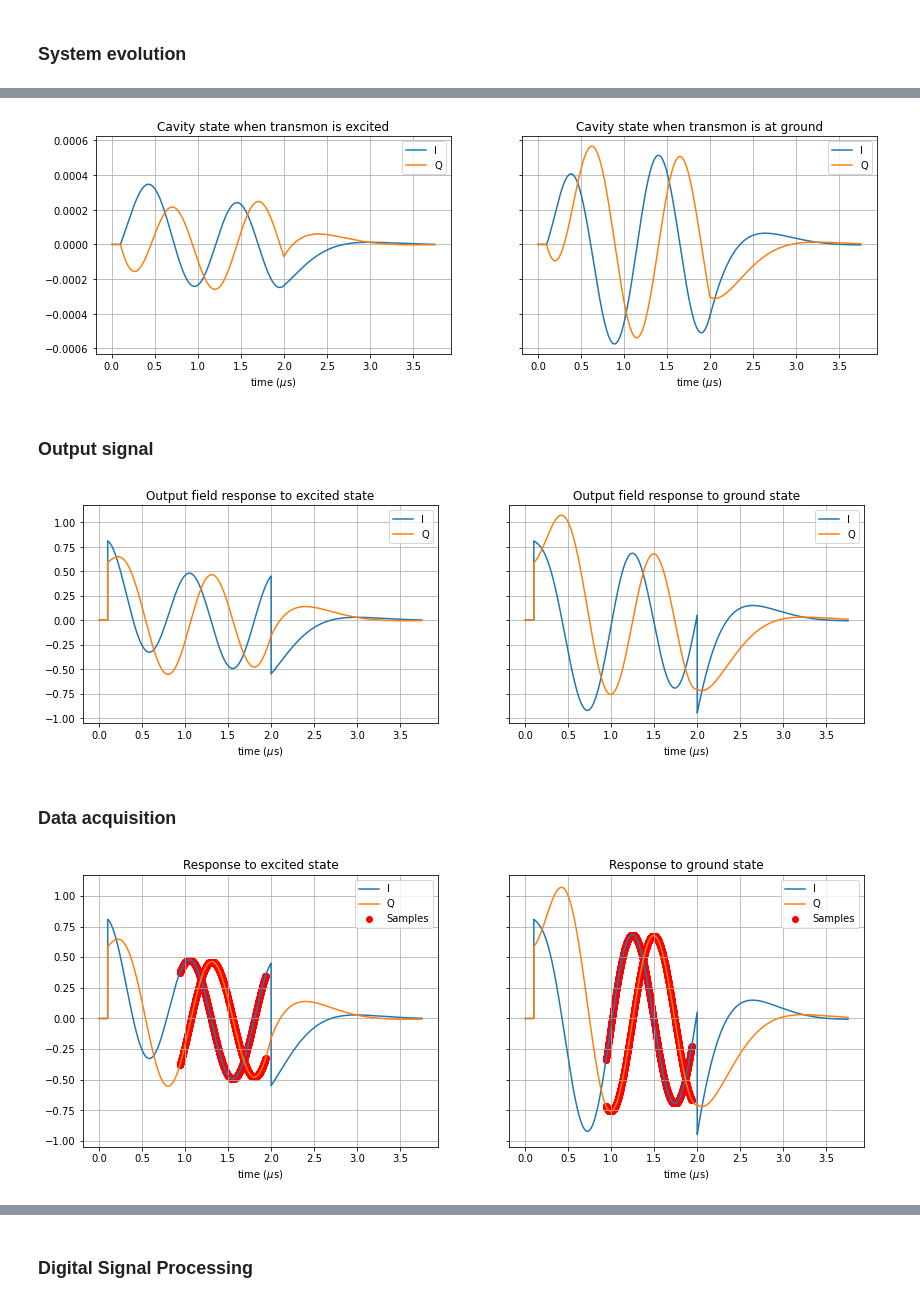
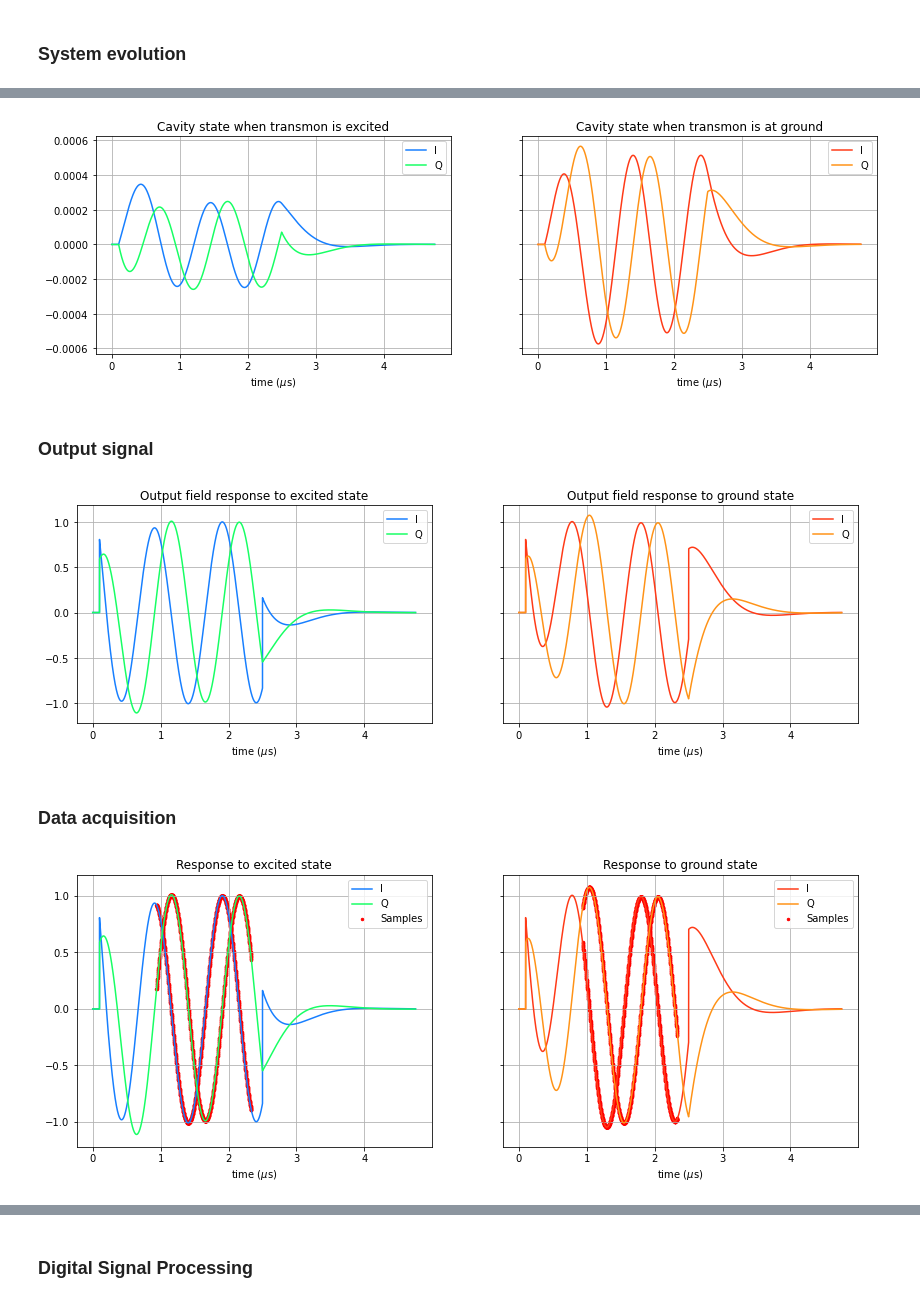
Before and after one commit to fernandovldrs/qcrew-readout, a Jupyter notebook: readout_simulation.ipynb, the cells around one changed output, grey strips where cells are left out. Drawn from its saved outputs; the diff is of its cells as text; code cells hidden in the pictures.

Commit message:
added visualizations to DSP

```diff
--- a/readout_simulation.ipynb
+++ b/readout_simulation.ipynb
@@ -21,7 +21,7 @@ def b_in(t):
     t0 = 100e-9
 
     # Pulse stop time
-    tf = 2000e-9
+    tf = 2500e-9
 
     if t > t0 and t < tf:
         return 1*np.exp(1j*2*np.pi*f_mm*t)
@@ -40,7 +40,7 @@ kappa = chi
 def eom_resonator(t, alpha, q_state, kappa, chi, b_in):
     return (1j*(-1)**q_state*chi/2 - kappa/2)*alpha - 1j*kappa**0.5*b_in(t)
 
-t1 = 37530e-10   # approx 20/chi
+t1 = 47530e-10   # > 20/chi
 dt = 1e-10
 Ndt = int(t1/dt) + 1
 t_rng = [x*10**6 for x in np.linspace(0, t1, Ndt)]    # Time in microseconds
@@ -54,7 +54,7 @@ alpha_g = []
 while rg.successful() and rg.t < t1:
     alpha_g.append(rg.integrate(rg.t + dt))
 
-b_out_g = [kappa**0.5*alpha_g[x] + b_in(dt*x) for x in range(len(alpha_g))]
+b_out_g = [-1j*kappa**0.5*alpha_g[x] + b_in(dt*x) for x in range(len(alpha_g))]
 
 
 q_state = 1    # Transmon in excited state
@@ -65,7 +65,7 @@ alpha_e = []
 while re.successful() and re.t < t1:
     alpha_e.append(re.integrate(re.t + dt))
 
-b_out_e = [kappa**0.5*alpha_e[x] + b_in(dt*x) for x in range(len(alpha_e))]
+b_out_e = [-1j*kappa**0.5*alpha_e[x] + b_in(dt*x) for x in range(len(alpha_e))]
 # %%
 fig, ax = plt.subplots()
 
@@ -81,15 +81,15 @@ plt.show()
 # %%
 fig, (ax1, ax2) = plt.subplots(1, 2, sharey=True, figsize=(14,4))
 
-ax1.plot(t_rng, [x.real for x in alpha_e], label = 'I')
-ax1.plot(t_rng, [x.imag for x in alpha_e], label = 'Q')
+ax1.plot(t_rng, [x.real for x in alpha_e], label = 'I', c = '#177FFF')
+ax1.plot(t_rng, [x.imag for x in alpha_e], label = 'Q', c = '#17FF64')
 ax1.set_xlabel('time ($\mu$s)')
 ax1.set_title('Cavity state when transmon is excited')
 ax1.grid()
 ax1.legend()
 
-ax2.plot(t_rng, [x.real for x in alpha_g], label = 'I')
-ax2.plot(t_rng, [x.imag for x in alpha_g], label = 'Q')
+ax2.plot(t_rng, [x.real for x in alpha_g], label = 'I', c = '#FF3A17')
+ax2.plot(t_rng, [x.imag for x in alpha_g], label = 'Q', c = '#FF9317')
 ax2.set_xlabel('time ($\mu$s)')
 ax2.set_title('Cavity state when transmon is at ground')
 ax2.grid()
@@ -97,16 +97,16 @@ ax2.legend()
 
 plt.show()
 # %% [output]
-[figure, old version]
+[figure, new version]
 # %% [markdown]
 ### Output signal
 # %%
 f, (ax1, ax2) = plt.subplots(1, 2, sharey=True, figsize=(14,4))
 
-ax1.plot(t_rng, [x.real for x in b_out_e], label = 'I')
-ax1.plot(t_rng, [x.imag for x in b_out_e], label = 'Q')
-ax2.plot(t_rng, [x.real for x in b_out_g], label = 'I')
-ax2.plot(t_rng, [x.imag for x in b_out_g], label = 'Q')
+ax1.plot(t_rng, [x.real for x in b_out_e], label = 'I', c = '#177FFF')
+ax1.plot(t_rng, [x.imag for x in b_out_e], label = 'Q', c = '#17FF64')
+ax2.plot(t_rng, [x.real for x in b_out_g], label = 'I', c = '#FF3A17')
+ax2.plot(t_rng, [x.imag for x in b_out_g], label = 'Q', c = '#FF9317')
 
 ax1.set_xlabel('time ($\mu$s)')
 ax1.set_title('Output field response to excited state')
@@ -120,12 +120,12 @@ ax2.legend()
 
 plt.show()
 # %% [output]
-[figure, old version]
+[figure, new version]
 # %% [markdown]
 ### Data acquisition
 # %%
 tau_wd = 5/kappa    # waiting time
-tau_s = 1000e-9    # sampling time
+tau_s = 1400e-9    # sampling time
 dtau = 1e-9    # sampling interval
 Ntau = int(tau_s/dtau)    # number of samples
 
@@ -145,29 +145,29 @@ for n in range(Ntau):
 # %%
 f, (ax1, ax2) = plt.subplots(1, 2, sharey=True, figsize=(14,5))
 
-ax1.plot(t_rng, [x.real for x in b_out_e], label = 'I')
-ax1.plot(t_rng, [x.imag for x in b_out_e], label = 'Q')
-ax1.scatter(acq_time, [x.real for x in acq_out_e], c = 'r', label = 'Samples')
-ax1.scatter(acq_time, [x.imag for x in acq_out_e], c = 'r')
+ax1.plot(t_rng, [x.real for x in b_out_e], label = 'I', c = '#177FFF')
+ax1.plot(t_rng, [x.imag for x in b_out_e], label = 'Q', c = '#17FF64')
+ax1.scatter(acq_time, [x.real for x in acq_out_e], c = 'r', label = 'Samples', s = 6)
+ax1.scatter(acq_time, [x.imag for x in acq_out_e], c = 'r', s = 6)
 
-ax2.plot(t_rng, [x.real for x in b_out_g], label = 'I')
-ax2.plot(t_rng, [x.imag for x in b_out_g], label = 'Q')
-ax2.scatter(acq_time, [x.real for x in acq_out_g], c = 'r', label = 'Samples')
-ax2.scatter(acq_time, [x.imag for x in acq_out_g], c = 'r')
+ax2.plot(t_rng, [x.real for x in b_out_g], label = 'I', c = '#FF3A17')
+ax2.plot(t_rng, [x.imag for x in b_out_g], label = 'Q', c = '#FF9317')
+ax2.scatter(acq_time, [x.real for x in acq_out_g], c = 'r', label = 'Samples', s = 6)
+ax2.scatter(acq_time, [x.imag for x in acq_out_g], c = 'r', s = 6)
 
 ax1.set_xlabel('time ($\mu$s)')
 ax1.set_title('Response to excited state')
 ax1.grid()
 ax1.legend()
 
 ax2.set_xlabel('time ($\mu$s)')
 ax2.set_title('Response to ground state')
 ax2.grid()
 ax2.legend()
 
 plt.show()
 # %% [output]
-[figure, old version]
+[figure, new version]
 # %%
 f, ax = plt.subplots(figsize=(7,7))
 
```
Also changed, not shown: parts of 6 cells of this notebook.
